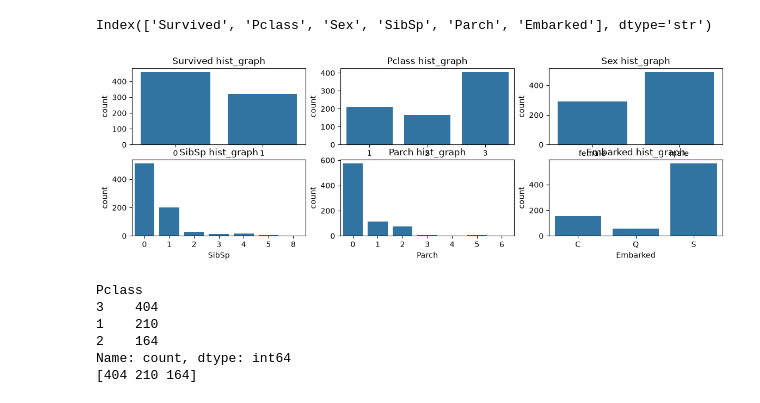
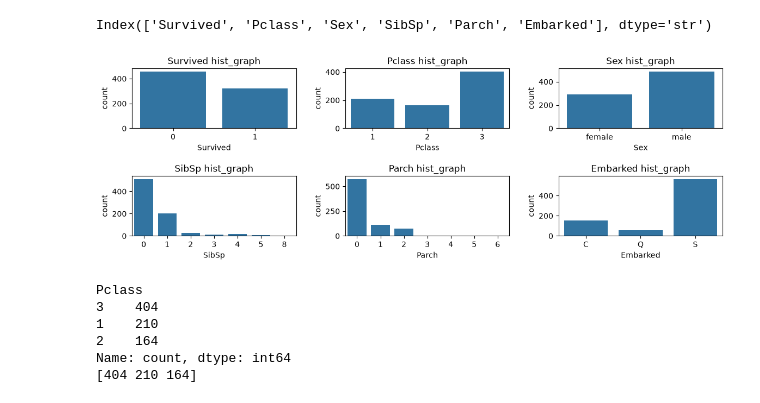
Before and after one commit to Abanobnabilkamal/BNS_AIS2_S2_ML, a Jupyter notebook: src/Data_analysis/session_11/code/Titanic.ipynb, the cells around one changed output. Saved outputs shown, nothing was run; the diff lists cells and outputs as text; code cells hidden in the pictures.

```diff
--- a/src/Data_analysis/session_11/code/Titanic.ipynb
+++ b/src/Data_analysis/session_11/code/Titanic.ipynb
@@ -182,13 +207,14 @@ Index(['Survived', 'Pclass', 'Sex', 'SibSp', 'Parch', 'Embarked'], dtype='str')
 # %%
 cat_cols = df.select_dtypes("category").columns
 plt.figure(figsize=(14,4))
 for i, col in enumerate(cat_cols):
     plt.subplot(2, 3, i+1)
     sns.countplot(x = col, data = df)
     plt.title(f"{col} hist_graph")
+plt.subplots_adjust(wspace=0.3,hspace=0.8)
 plt.show()
 # %% [output]
-[figure, old version]
+[figure, new version]
 # %%
 unique = df['Pclass'].value_counts()
 count = unique.values
```
Also changed, not shown: parts of 3 cells of this notebook, 16 other files.
